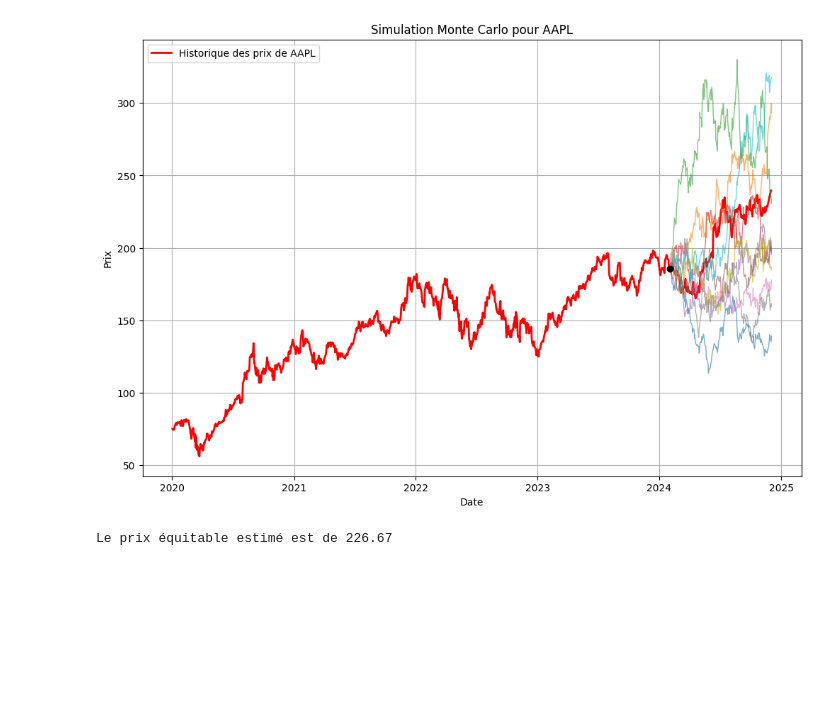
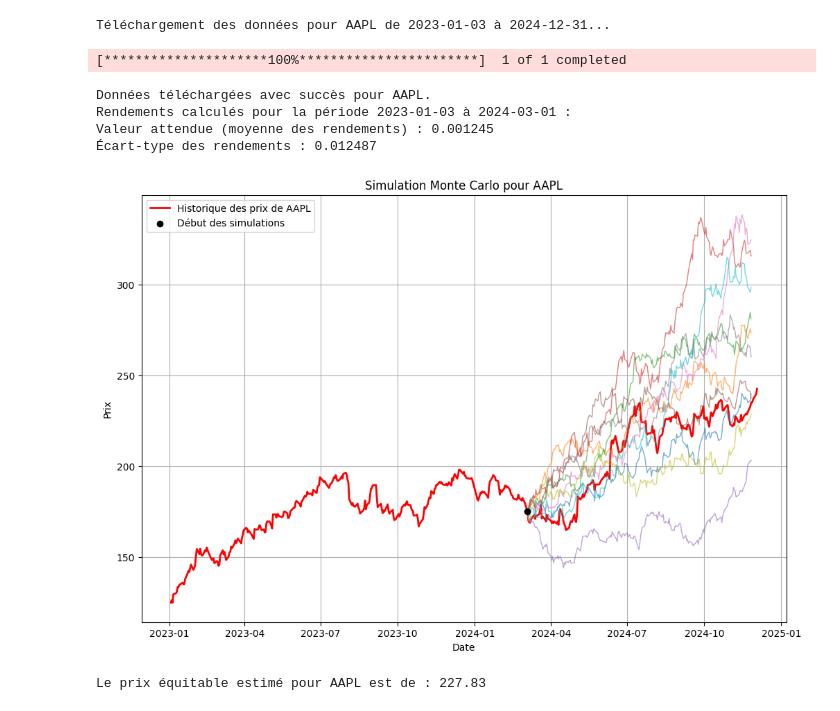
Before and after one commit to clement-bbier/FinancialMarketsProject, a Jupyter notebook: RandomWalk.ipynb, the cells around one changed output. Cells and saved outputs as stored; diff of their text form; code cells hidden in the pictures; blank space fills up the shorter version.

```diff
--- a/RandomWalk.ipynb
+++ b/RandomWalk.ipynb
@@ -92,7 +6,0 @@ def MonteCarloSimulation(ticker, prices, nb_simulation, nb_step, initial_date, i
-# %%
-# Lancer la simulation
-fair_price = MonteCarloSimulation(ticker, prices, nb_simulation, nb_days_simulation, start_date_simulation, start_price_simulation, mean_return, std_return, risk_free_rate)
-print(f"Le prix équitable estimé est de {round(fair_price, 2)}")
-# %% [output]
-[figure, removed]
-Le prix équitable estimé est de 226.67
@@ -98,0 +121,64 @@ Le prix équitable estimé est de 226.67
+# %%
+# Définitions des valeurs par défaut cohérentes
+default_start_date = "2023-01-03"
+default_end_date = "2024-12-31"
+default_start_sub_period = "2023-01-03"
+default_end_sub_period = "2024-03-01"
+default_start_sim_period = "2024-03-04"
+default_end_sim_period = "2024-12-03"
+default_nb_simulation = 100
+risk_free_rate = 0.03
+# %%
+# Validation du ticker
+ticker = validate_ticker()
+
+# Validation de la période globale
+start_date, end_date = validate_date_range(
+    f"Entrez la date de début du téléchargement de l'historique des prix de {ticker} :",
+    f"Entrez la date de fin du téléchargement de l'historique des prix de {ticker} :",
+    default_start_date,
+    default_end_date
+)
+
+# Téléchargement des données
+prices = download_prices(ticker, start_date, end_date)
+
+# Validation de la sous-période pour les paramètres statistiques
+start_sub_period, end_sub_period = validate_date_range(
+    f"Entrez la date de début pour le calcul des paramètres statistiques de {ticker} :",
+    f"Entrez la date de fin pour le calcul des paramètres statistiques de {ticker} :",
+    default_start_sub_period,
+    default_end_sub_period,
+    prices
+)
+
+# Calcul des rendements
+returns, mean, std = calculate_stat_returns(prices, start_sub_period, end_sub_period)
+print(f"Rendements calculés pour la période {start_sub_period} à {end_sub_period} :")
+print(f"Valeur attendue (moyenne des rendements) : {mean:.6f}")
+print(f"Écart-type des rendements : {std:.6f}")
+
+# Validation de la sous-période pour les marches aléatoires
+start_sim_period = validate_date(
+    f"Entrez la date de début pour les marches aléatoires :",
+    default_start_sim_period,
+    prices
+)
+
+nb_simulation = int(input(f"Entrez le nombre de simulations à effectuer (par défaut : {default_nb_simulation}) : ") or default_nb_simulation)
+
+# Simulation Monte Carlo
+fair_price = monte_carlo_simulation(
+    ticker, prices, nb_simulation, len(prices.loc[start_sim_period:]), start_sim_period,
+    prices.loc[pd.Timestamp(start_sim_period), 'Close'] , mean, std, risk_free_rate
+)
+print(f"\nLe prix équitable estimé pour {ticker} est de : {fair_price:.2f}")
+# %% [output]
+Téléchargement des données pour AAPL de 2023-01-03 à 2024-12-31...
+[*********************100%***********************]  1 of 1 completed
+Données téléchargées avec succès pour AAPL.
+Rendements calculés pour la période 2023-01-03 à 2024-03-01 :
+Valeur attendue (moyenne des rendements) : 0.001245
+Écart-type des rendements : 0.012487
+[figure, added]
+Le prix équitable estimé pour AAPL est de : 227.83
```
Also changed, not shown: parts of 10 cells of this notebook, 1 other file.
